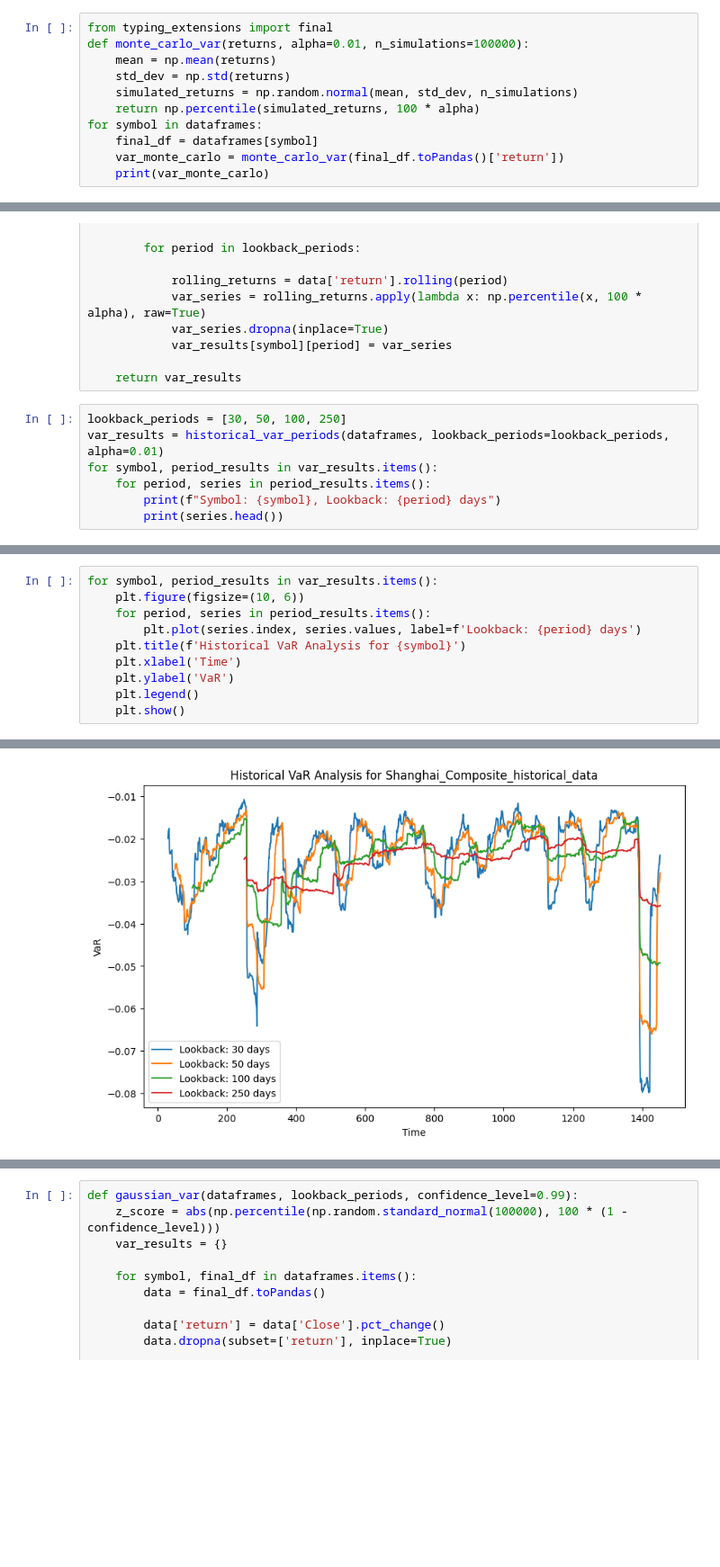
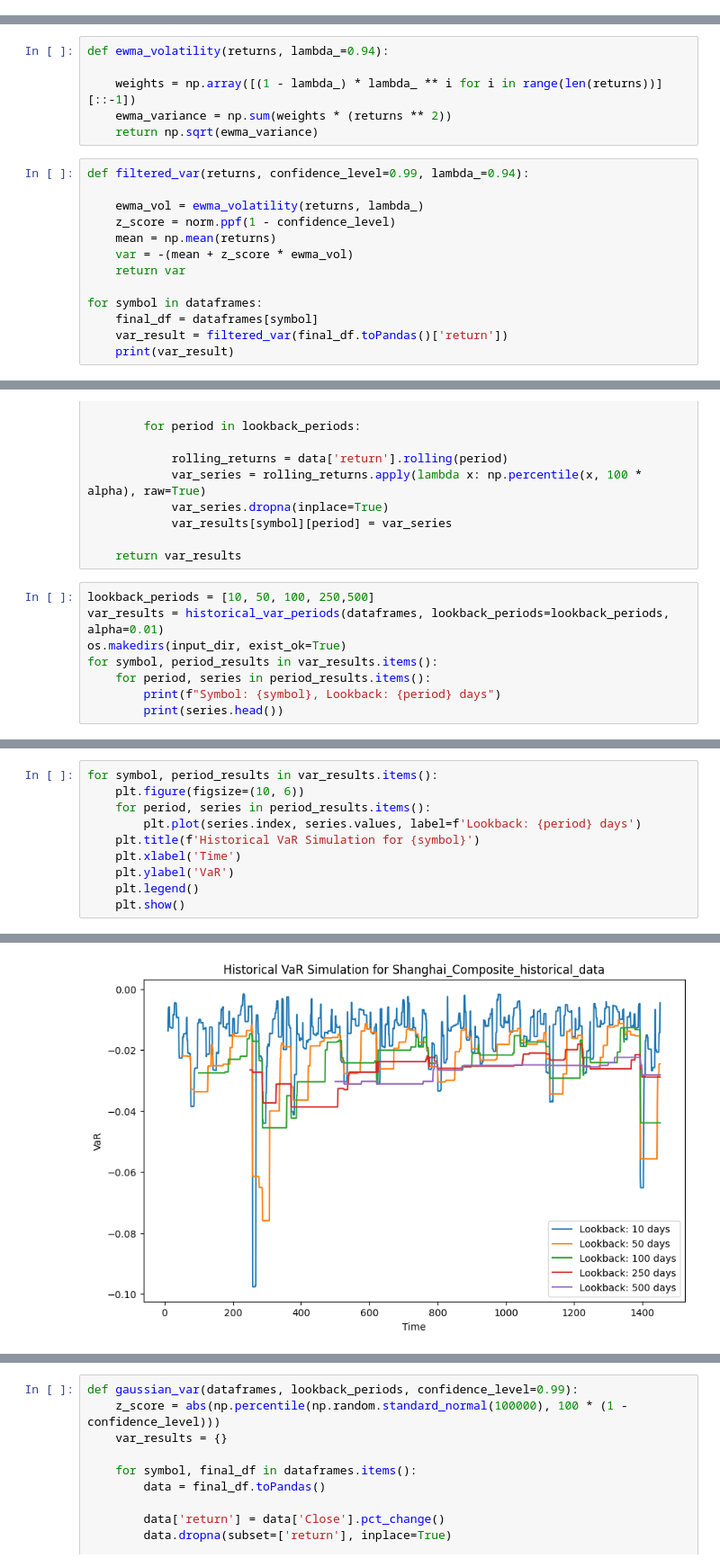
Before and after one commit to laplasjan/BigData, a Jupyter notebook: VaR.ipynb, the cells around one changed output, grey strips where cells are left out. Shown at 90% size. Drawn from its saved outputs; the diff is of its cells as text; blank space fills up the shorter version.

```diff
--- a/VaR.ipynb
+++ b/VaR.ipynb
@@ -156,11 +148,0 @@ Simulating many potential outcomes for the portfolio using historical data, then
-# %%
-from typing_extensions import final
-def monte_carlo_var(returns, alpha=0.01, n_simulations=100000):
-    mean = np.mean(returns)
-    std_dev = np.std(returns)
-    simulated_returns = np.random.normal(mean, std_dev, n_simulations)
-    return np.percentile(simulated_returns, 100 * alpha)
-for symbol in dataframes:
-    final_df = dataframes[symbol]
-    var_monte_carlo = monte_carlo_var(final_df.toPandas()['return'])
-    print(var_monte_carlo)
@@ -171,0 +149,19 @@ for symbol in dataframes:
+# %%
+def ewma_volatility(returns, lambda_=0.94):
+
+    weights = np.array([(1 - lambda_) * lambda_ ** i for i in range(len(returns))][::-1])
+    ewma_variance = np.sum(weights * (returns ** 2))
+    return np.sqrt(ewma_variance)
+# %%
+def filtered_var(returns, confidence_level=0.99, lambda_=0.94):
+
+    ewma_vol = ewma_volatility(returns, lambda_)
+    z_score = norm.ppf(1 - confidence_level)
+    mean = np.mean(returns)
+    var = -(mean + z_score * ewma_vol)
+    return var
+
+for symbol in dataframes:
+    final_df = dataframes[symbol]
+    var_result = filtered_var(final_df.toPandas()['return'])
+    print(var_result)
@@ -192,8 +193,9 @@ def historical_var_periods(dataframes, lookback_periods, alpha=0.01):
 
     return var_results
 # %%
-lookback_periods = [30, 50, 100, 250]
+lookback_periods = [10, 50, 100, 250,500]
 var_results = historical_var_periods(dataframes, lookback_periods=lookback_periods, alpha=0.01)
+os.makedirs(input_dir, exist_ok=True)
 for symbol, period_results in var_results.items():
     for period, series in period_results.items():
         print(f"Symbol: {symbol}, Lookback: {period} days")
@@ -221,7 +223,7 @@ for symbol, period_results in var_results.items():
     plt.figure(figsize=(10, 6))
     for period, series in period_results.items():
         plt.plot(series.index, series.values, label=f'Lookback: {period} days')
-    plt.title(f'Historical VaR Analysis for {symbol}')
+    plt.title(f'Historical VaR Simulation for {symbol}')
     plt.xlabel('Time')
     plt.ylabel('VaR')
     plt.legend()
@@ -233 +235 @@ for symbol, period_results in var_results.items():
-[figure, old version]
+[figure, new version]
```
Also changed, not shown: parts of 18 cells of this notebook.
